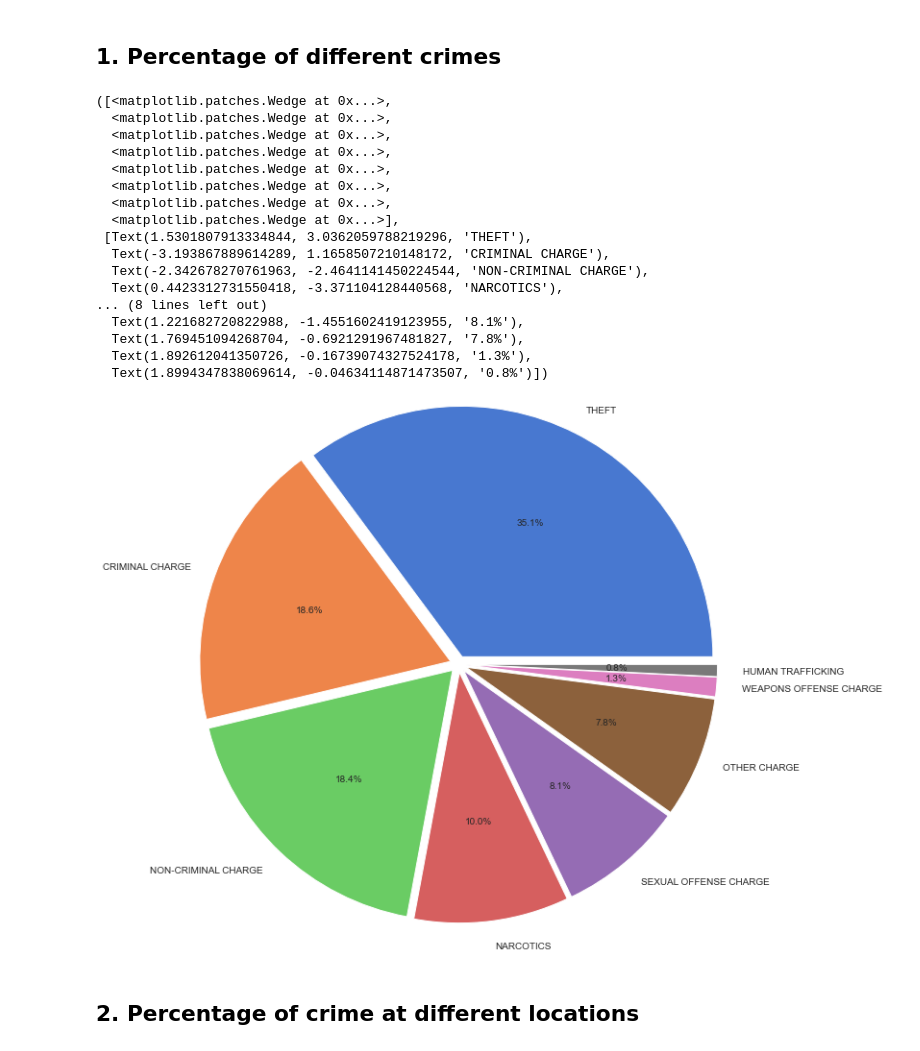
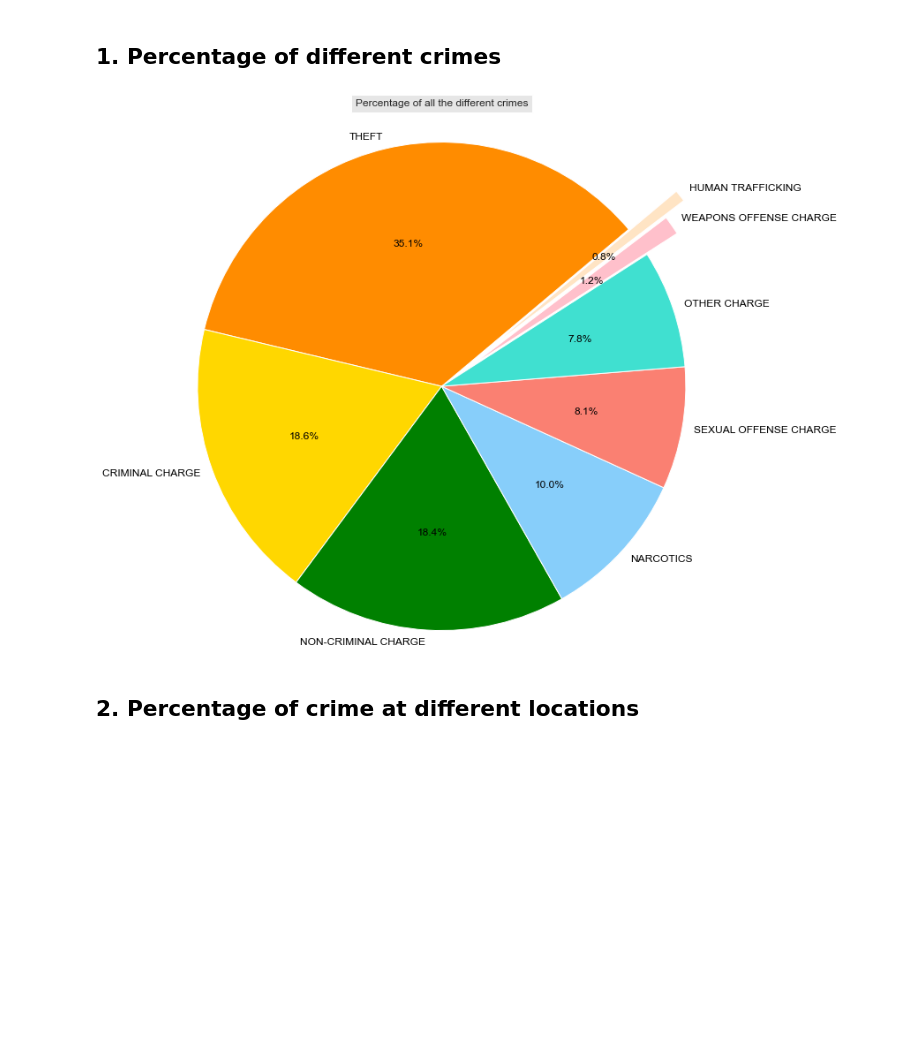
Before and after one commit to tejalvs/ChicagoCrimeAnalysis, a Jupyter notebook: Visualisations.ipynb, the cells around one changed output. Drawn from its saved outputs; the diff is of its cells as text; code cells hidden in the pictures; blank space fills up the shorter version.

```diff
--- a/Visualisations.ipynb
+++ b/Visualisations.ipynb
@@ -4,8 +4,7 @@ import pandas as pd
 import seaborn as sns
 import datetime
 import matplotlib.pyplot as plt
-
-sns.color_palette("pastel")
+clrs = ['darkorange', 'gold', 'green', 'lightskyblue','salmon','turquoise','pink','bisque']
 palette=sns.set_style("whitegrid")
 # %% [markdown]
 # Reading input files
@@ -139,28 +154,18 @@ crimes_df["domestic"] = crimes_df["domestic"] .astype(int)
 # Visualisations
 # %% [markdown]
 ## 1. Percentage of different crimes
-# %%
-data=crimes_df['grouped_crime_type'].value_counts()
-exp = (0.1, 0.1, 0.1, 0.1,0.1,0.1,0.1,0.1)
-plt.pie(data,labels=data.index,autopct='%1.1f%%',radius=3,explode=exp)
-# %% [output]
-([<matplotlib.patches.Wedge at 0x...>,
-  <matplotlib.patches.Wedge at 0x...>,
-  <matplotlib.patches.Wedge at 0x...>,
-  <matplotlib.patches.Wedge at 0x...>,
-  <matplotlib.patches.Wedge at 0x...>,
-  <matplotlib.patches.Wedge at 0x...>,
-  <matplotlib.patches.Wedge at 0x...>,
-  <matplotlib.patches.Wedge at 0x...>],
- [Text(1.5301807913334844, 3.0362059788219296, 'THEFT'),
-  Text(-3.193867889614289, 1.1658507210148172, 'CRIMINAL CHARGE'),
-  Text(-2.342678270761963, -2.4641141450224544, 'NON-CRIMINAL CHARGE'),
-  Text(0.4423312731550418, -3.371104128440568, 'NARCOTICS'),
-... (8 lines left out)
-  Text(1.221682720822988, -1.4551602419123955, '8.1%'),
-  Text(1.769451094268704, -0.6921291967481827, '7.8%'),
-  Text(1.892612041350726, -0.16739074327524178, '1.3%'),
-  Text(1.8994347838069614, -0.04634114871473507, '0.8%')])
-[figure, removed]
+# %%
+data=crimes_df['grouped_crime_type'].value_counts()
+values=data.index
+fig = plt.figure(figsize=(6, 6))
+ax = fig.add_axes([0.1, 0.1, 0.8, 0.8])
+txt_prp={'color':"black",'size': 'large'}
+exp=(0, 0, 0, 0,0,0.0,0.3,0.5)
+ax.pie(data, labels=data.index, colors=clrs ,explode = exp  ,autopct='%1.1f%%',  \
+        labeldistance=1.05,radius=2, startangle=40,textprops=txt_prp)
+plt.title("Percentage of all the different crimes", bbox={'facecolor':'0.9', 'pad':5},y=1.4)
+fig.show()
+# %% [output]
+[figure, added]
 # %% [markdown]
 ## 2. Percentage of crime at different locations
```
Also changed, not shown: parts of 30 cells of this notebook.
